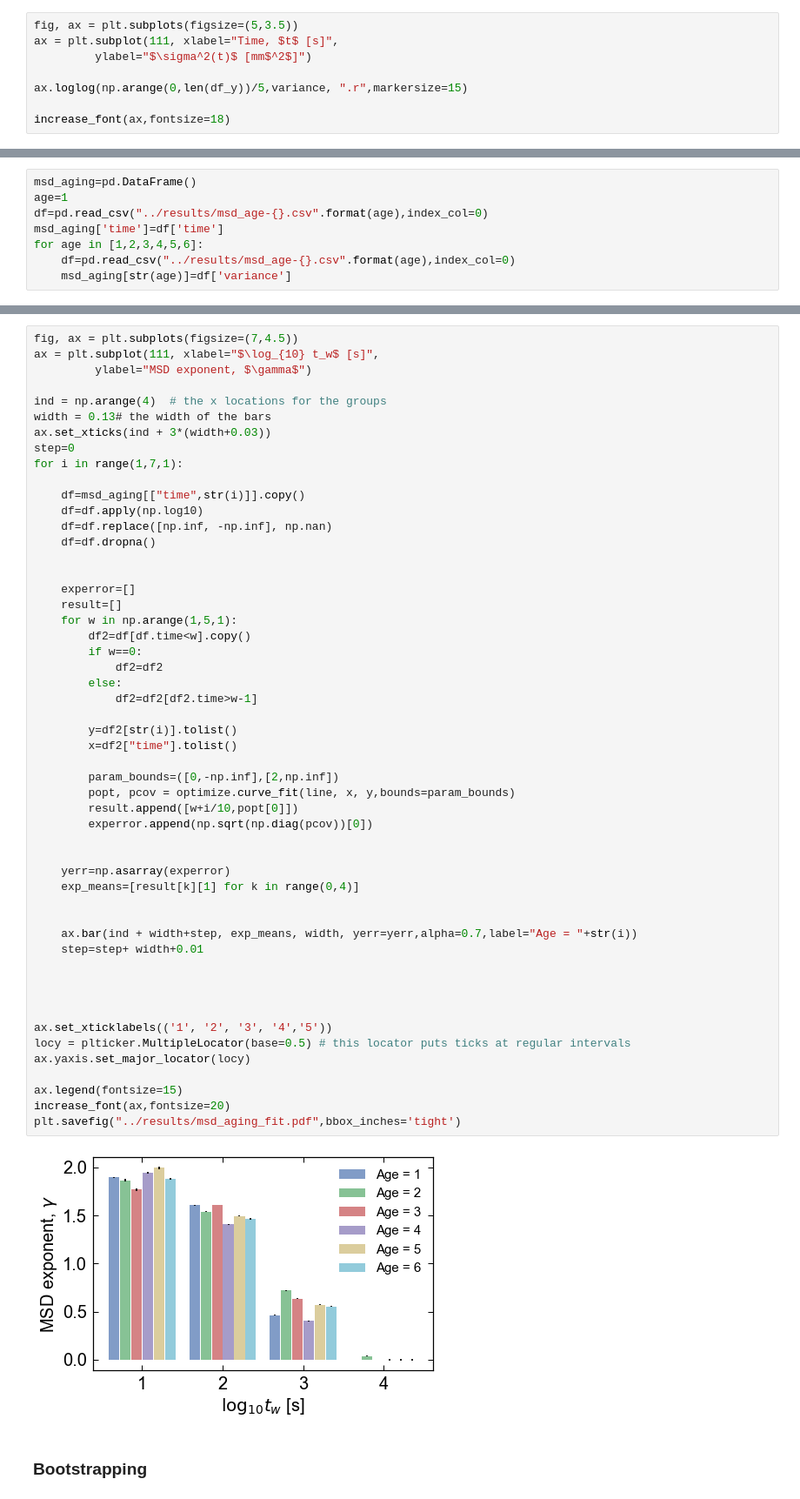
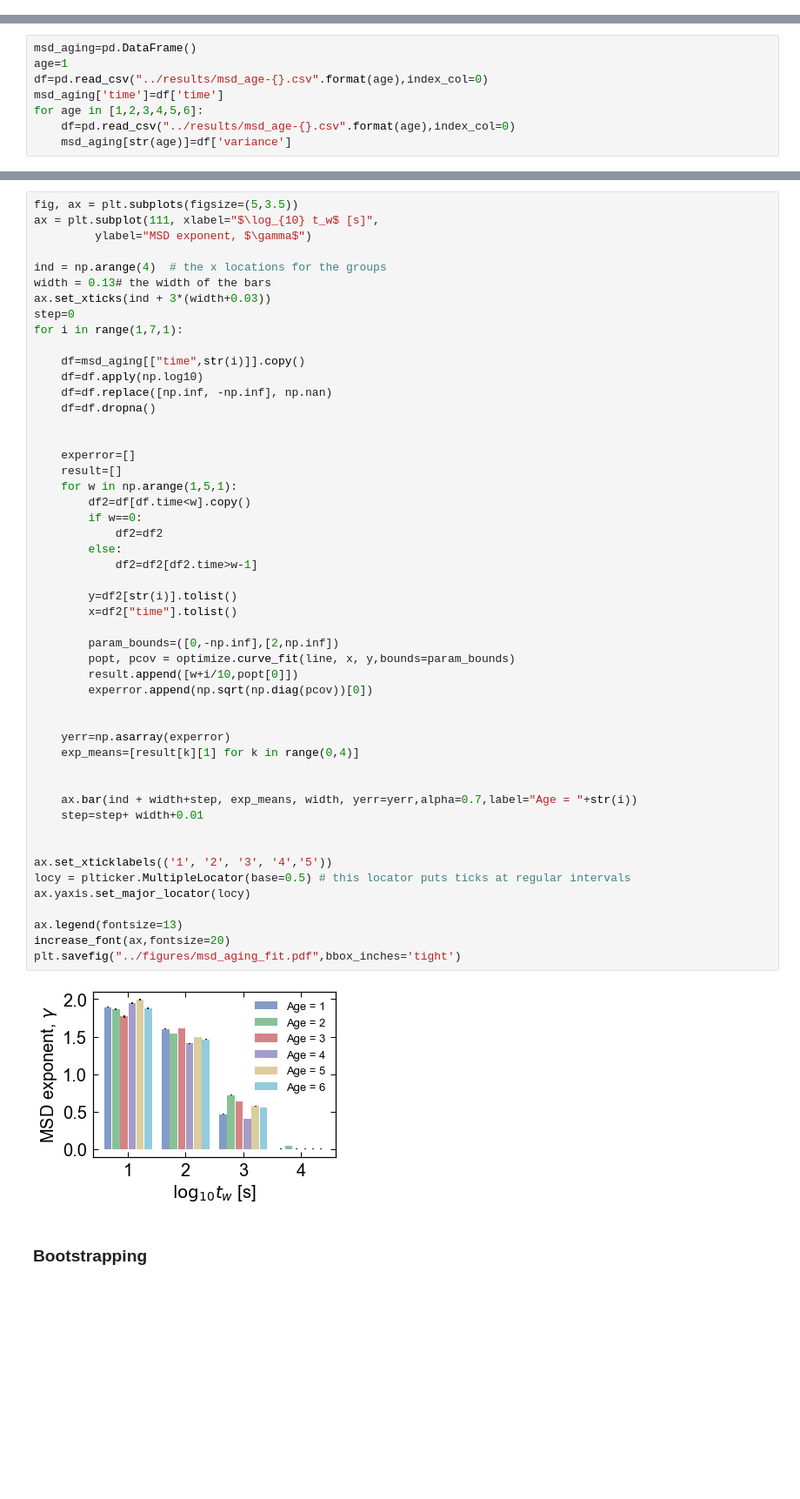
Before and after one commit to lgaalves/CelegansMotility, a Jupyter notebook: python/data_analysis.ipynb, the cells around one changed output, grey strips where cells are left out. Shown at 87% size. Saved outputs shown, nothing was run; the diff lists cells and outputs as text; blank space fills up the shorter version.

```diff
--- a/python/data_analysis.ipynb
+++ b/python/data_analysis.ipynb
@@ -246,8 +317,0 @@ var_df.head()
-# %%
-fig, ax = plt.subplots(figsize=(5,3.5))
-ax = plt.subplot(111, xlabel="Time, $t$ [s]",
-         ylabel="$\sigma^2(t)$ [mm$^2$]")
-
-ax.loglog(np.arange(0,len(df_y))/5,variance, ".r",markersize=15)
-
-increase_font(ax,fontsize=18)
@@ -318,7 +381,7 @@ for i in [1,2,3,4,5,6]:
 [ 0.02039047  0.01740241  0.02123729]
 [figure]
 # %%
-fig, ax = plt.subplots(figsize=(7,4.5))
+fig, ax = plt.subplots(figsize=(5,3.5))
 ax = plt.subplot(111, xlabel="$\log_{10} t_w$ [s]",
          ylabel="MSD exponent, $\gamma$")
 
@@ -339,38 +402,36 @@ for i in range(1,7,1):
     for w in np.arange(1,5,1):
         df2=df[df.time<w].copy()
         if w==0:
             df2=df2
         else:
             df2=df2[df2.time>w-1]
 
         y=df2[str(i)].tolist()
         x=df2["time"].tolist()
 
         param_bounds=([0,-np.inf],[2,np.inf])
         popt, pcov = optimize.curve_fit(line, x, y,bounds=param_bounds)
         result.append([w+i/10,popt[0]])
         experror.append(np.sqrt(np.diag(pcov))[0])
 
 
     yerr=np.asarray(experror)
     exp_means=[result[k][1] for k in range(0,4)]
 
 
     ax.bar(ind + width+step, exp_means, width, yerr=yerr,alpha=0.7,label="Age = "+str(i))
     step=step+ width+0.01
 
 
-
-
 ax.set_xticklabels(('1', '2', '3', '4','5'))
 locy = plticker.MultipleLocator(base=0.5) # this locator puts ticks at regular intervals
 ax.yaxis.set_major_locator(locy)
 
-ax.legend(fontsize=15)
+ax.legend(fontsize=13)
 increase_font(ax,fontsize=20)
-plt.savefig("../results/msd_aging_fit.pdf",bbox_inches='tight')
+plt.savefig("../figures/msd_aging_fit.pdf",bbox_inches='tight')
 # %% [output]
-[figure, old version]
+[figure, new version]
 # %% [markdown]
 ### Bootstrapping
 # %%
```
Also changed, not shown: parts of 93 cells of this notebook, 1 other file.
